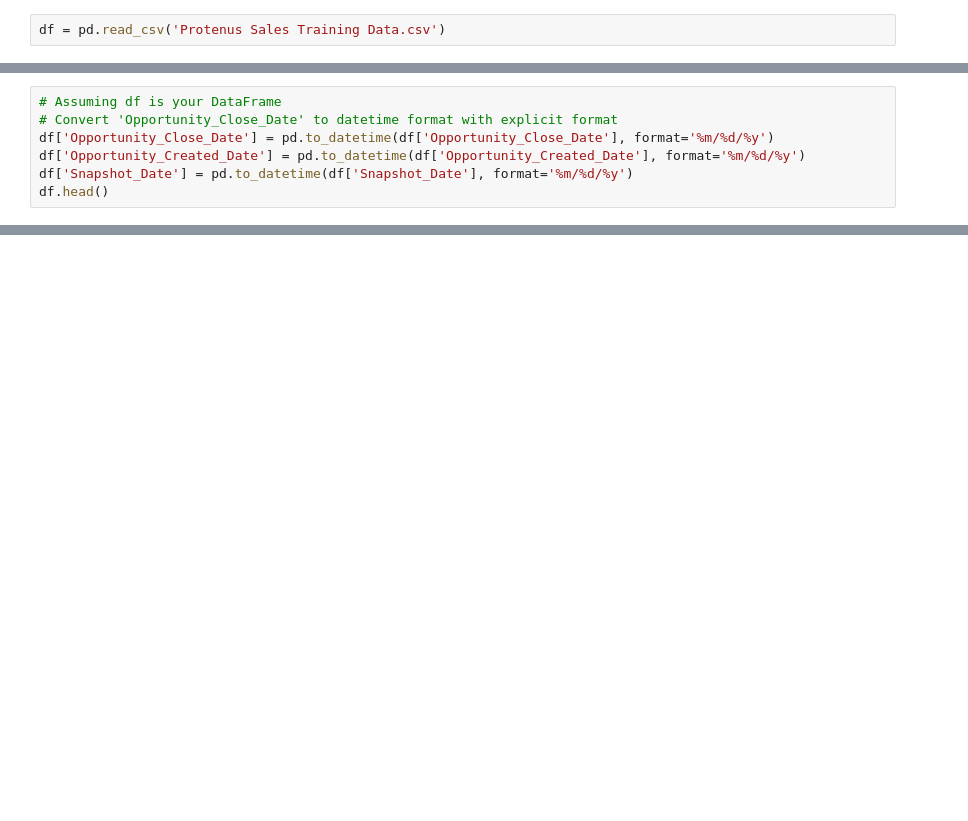
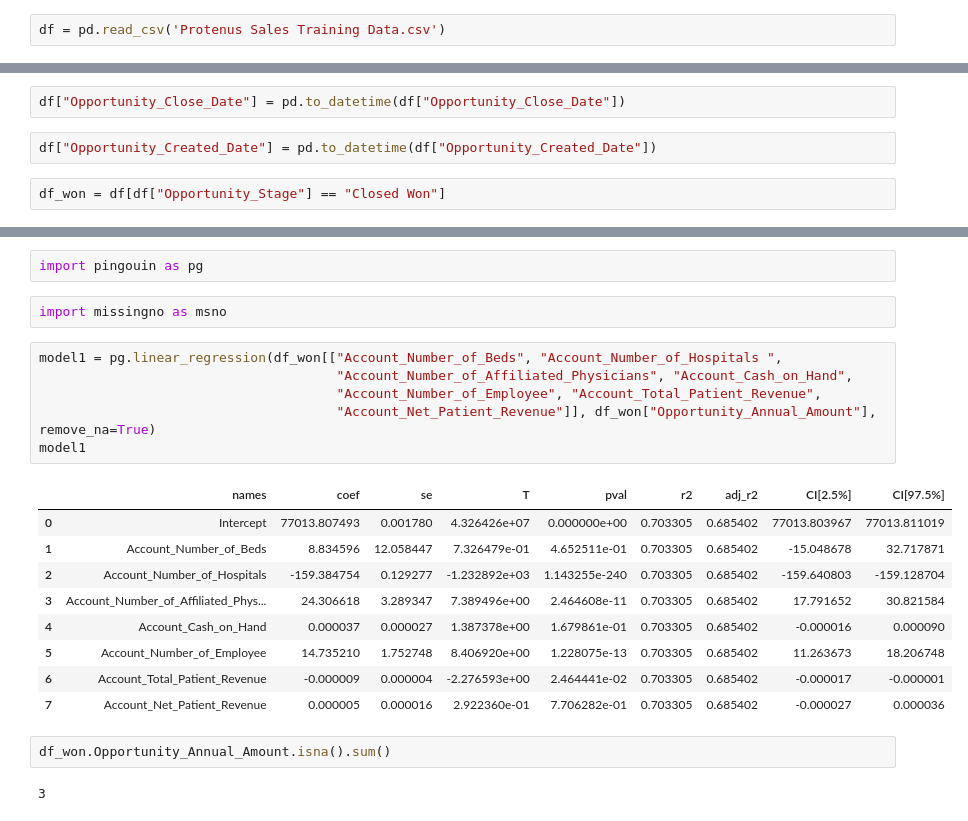
Before and after one commit to Lavanyashankar09/AI_Hackathon, a Jupyter notebook: notebook-1.ipynb, the cells around one changed output, grey strips where cells are left out. Cells and saved outputs as stored; diff of their text form; blank space fills up the shorter version.

```diff
--- a/notebook-1.ipynb
+++ b/notebook-1.ipynb
@@ -163,7 +16,0 @@ df.head()
-# %%
-# Assuming df is your DataFrame
-# Convert 'Opportunity_Close_Date' to datetime format with explicit format
-df['Opportunity_Close_Date'] = pd.to_datetime(df['Opportunity_Close_Date'], format='%m/%d/%y')
-df['Opportunity_Created_Date'] = pd.to_datetime(df['Opportunity_Created_Date'], format='%m/%d/%y')
-df['Snapshot_Date'] = pd.to_datetime(df['Snapshot_Date'], format='%m/%d/%y')
-df.head()
@@ -242,0 +47,6 @@ Total $ amount closed won in Q3 of 2023: $0.00
+# %%
+df["Opportunity_Close_Date"] = pd.to_datetime(df["Opportunity_Close_Date"])
+# %%
+df["Opportunity_Created_Date"] = pd.to_datetime(df["Opportunity_Created_Date"])
+# %%
+df_won = df[df["Opportunity_Stage"] == "Closed Won"]
@@ -242,0 +73,24 @@ Total $ amount closed won in Q3 of 2023: $0.00
+# %%
+import pingouin as pg
+# %%
+import missingno as msno
+# %%
+model1 = pg.linear_regression(df_won[["Account_Number_of_Beds", "Account_Number_of_Hospitals ",
+                                      "Account_Number_of_Affiliated_Physicians", "Account_Cash_on_Hand",
+                                      "Account_Number_of_Employee", "Account_Total_Patient_Revenue",
+                                      "Account_Net_Patient_Revenue"]], df_won["Opportunity_Annual_Amount"], remove_na=True)
+model1
+# %% [output]
+|  | names | coef | se | T | pval | r2 | adj_r2 | CI[2.5%] | CI[97.5%] |
+| 0 | Intercept | 77013.807493 | 0.001780 | 4.326426e+07 | 0.000000e+00 | 0.703305 | 0.685402 | 77013.803967 | 77013.811019 |
+| 1 | Account_Number_of_Beds | 8.834596 | 12.058447 | 7.326479e-01 | 4.652511e-01 | 0.703305 | 0.685402 | -15.048678 | 32.717871 |
+| 2 | Account_Number_of_Hospitals | -159.384754 | 0.129277 | -1.232892e+03 | 1.143255e-240 | 0.703305 | 0.685402 | -159.640803 | -159.128704 |
+| 3 | Account_Number_of_Affiliated_Phys... | 24.306618 | 3.289347 | 7.389496e+00 | 2.464608e-11 | 0.703305 | 0.685402 | 17.791652 | 30.821584 |
+| 4 | Account_Cash_on_Hand | 0.000037 | 0.000027 | 1.387378e+00 | 1.679861e-01 | 0.703305 | 0.685402 | -0.000016 | 0.000090 |
+| 5 | Account_Number_of_Employee | 14.735210 | 1.752748 | 8.406920e+00 | 1.228075e-13 | 0.703305 | 0.685402 | 11.263673 | 18.206748 |
+| 6 | Account_Total_Patient_Revenue | -0.000009 | 0.000004 | -2.276593e+00 | 2.464441e-02 | 0.703305 | 0.685402 | -0.000017 | -0.000001 |
+| 7 | Account_Net_Patient_Revenue | 0.000005 | 0.000016 | 2.922360e-01 | 7.706282e-01 | 0.703305 | 0.685402 | -0.000027 | 0.000036 |
+# %%
+df_won.Opportunity_Annual_Amount.isna().sum()
+# %% [output]
+3
```
Also changed, not shown: parts of 51 cells of this notebook.
